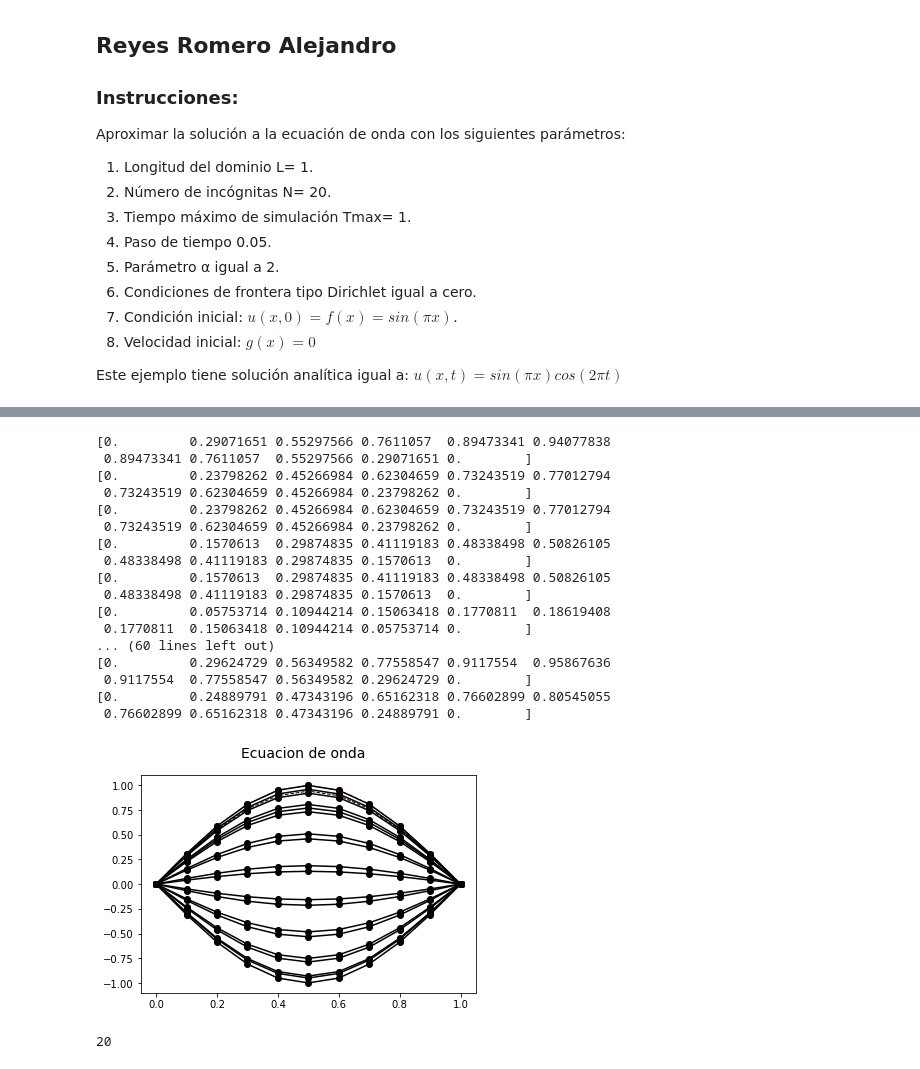
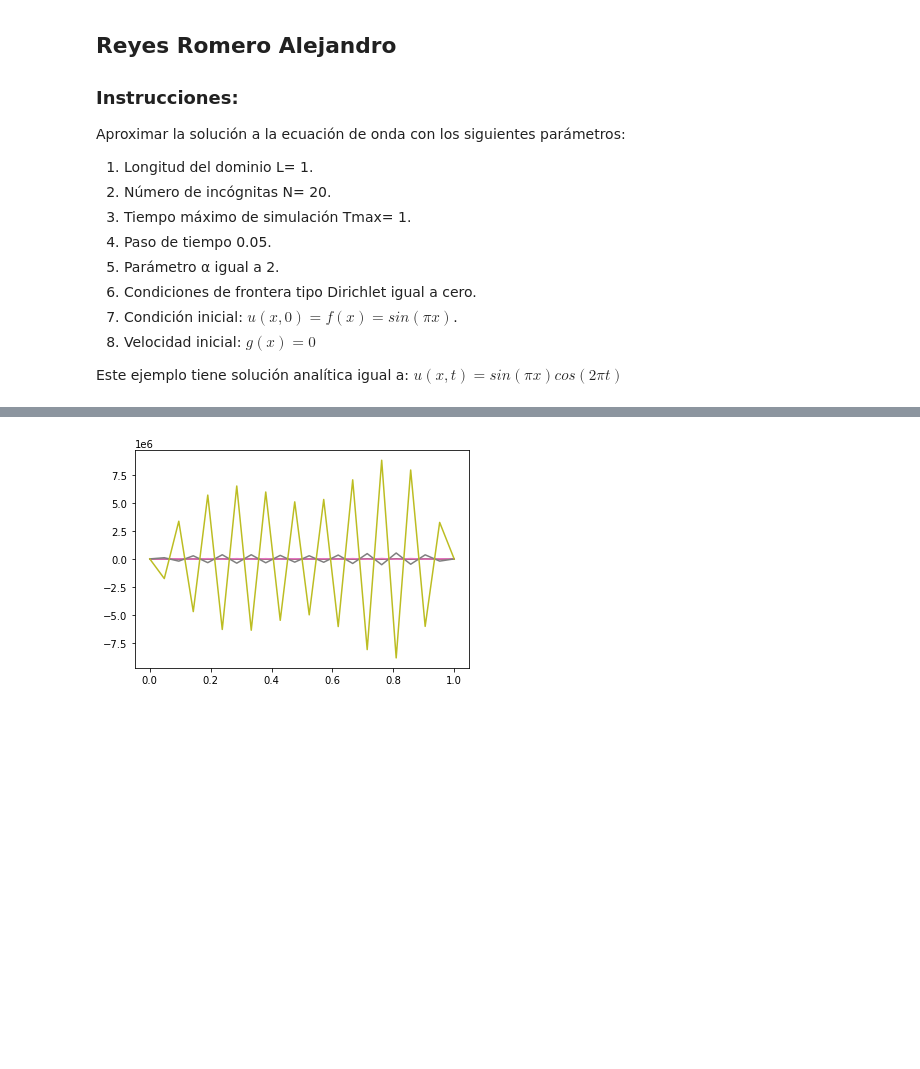
Before and after one commit to AlejandroReyes98/GeoMaC_Tareas, a Jupyter notebook: Tarea_Examen2/Ejercicio5_Ex2.ipynb, the cells around one changed output, grey strips where cells are left out. Saved outputs shown, nothing was run; the diff lists cells and outputs as text; code cells hidden in the pictures; blank space fills up the shorter version.

```diff
--- a/Tarea_Examen2/Ejercicio5_Ex2.ipynb
+++ b/Tarea_Examen2/Ejercicio5_Ex2.ipynb
@@ -104,36 +113,8 @@ plt.show()
-# %%
-x = np.linspace(0,L,N+2)   # Coordenadas  de la  malla
-u = f(x)                      # Condicion  inicial
-w = condicionesIniciales(lamb , ht, u, x, op=2) # Euler :op = 1
-plt.suptitle('Ecuacion de onda', fontsize =14)
-plt.plot(x, u,'ro--', lw = 1, label = "$u_{i,0}$")
-plt.plot(x, w,'kx--', lw = 1, label = "$u_{i,1}$")
-w = condicionesIniciales(lamb , ht, u, x, op = 2) # Euler :op = 1
-xs=np.linspace(0,L,100)
-s = solver(u, w, N, x, Nt, lamb,xs)
-# %% [output]
-[0.         0.29071651 0.55297566 0.7611057  0.89473341 0.94077838
- 0.89473341 0.7611057  0.55297566 0.29071651 0.        ]
-[0.         0.23798262 0.45266984 0.62304659 0.73243519 0.77012794
- 0.73243519 0.62304659 0.45266984 0.23798262 0.        ]
-[0.         0.23798262 0.45266984 0.62304659 0.73243519 0.77012794
- 0.73243519 0.62304659 0.45266984 0.23798262 0.        ]
-[0.         0.1570613  0.29874835 0.41119183 0.48338498 0.50826105
- 0.48338498 0.41119183 0.29874835 0.1570613  0.        ]
-[0.         0.1570613  0.29874835 0.41119183 0.48338498 0.50826105
- 0.48338498 0.41119183 0.29874835 0.1570613  0.        ]
-[0.         0.05753714 0.10944214 0.15063418 0.1770811  0.18619408
- 0.1770811  0.15063418 0.10944214 0.05753714 0.        ]
-... (60 lines left out)
-[0.         0.29624729 0.56349582 0.77558547 0.9117554  0.95867636
- 0.9117554  0.77558547 0.56349582 0.29624729 0.        ]
-[0.         0.24889791 0.47343196 0.65162318 0.76602899 0.80545055
- 0.76602899 0.65162318 0.47343196 0.24889791 0.        ]
-[figure, removed]
-# %%
-print(Nt)
-# %% [output]
-20
+# %%
+w = condicionesIniciales(lamb , ht, u, x, op = 1) # Euler :op = 1
+s = solver(u, w, N, x, Nt, lamb)
+# %% [output]
+[figure, added]
 # %%
 w = condicionesIniciales(lamb , ht, u, x, op = 2) # Euler :op = 1
 s = solver(u, w, N, x, Nt, lamb)
```
Also changed, not shown: parts of 9 cells of this notebook, 2 other files.
